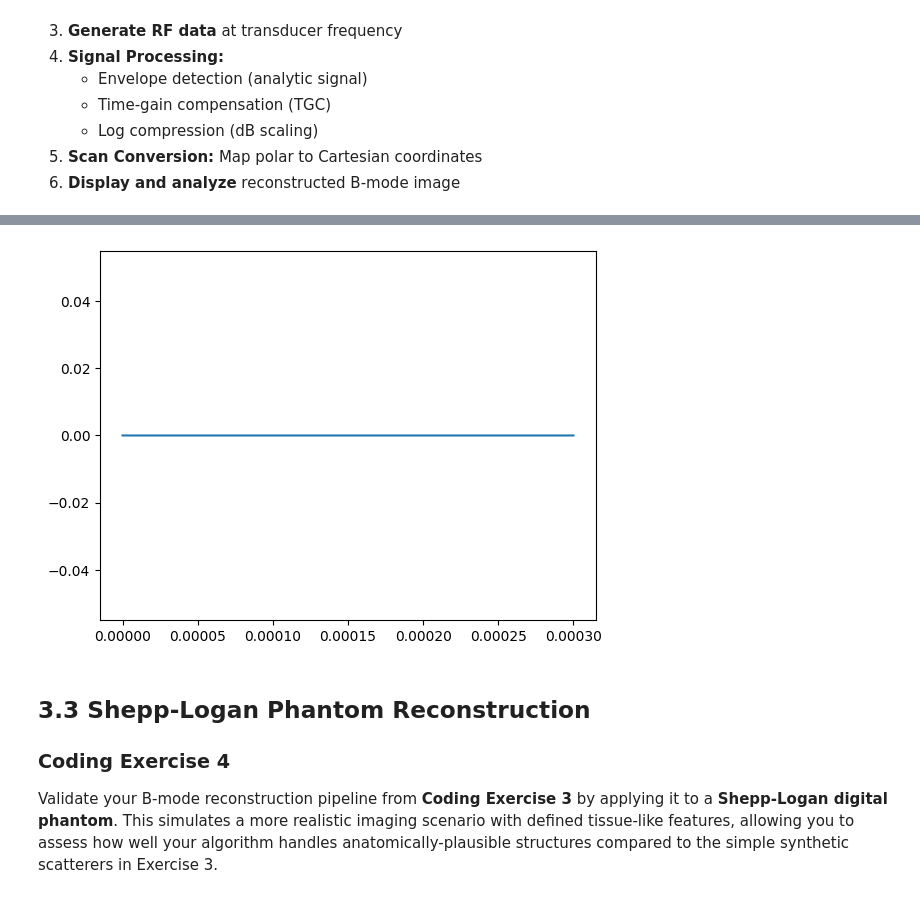
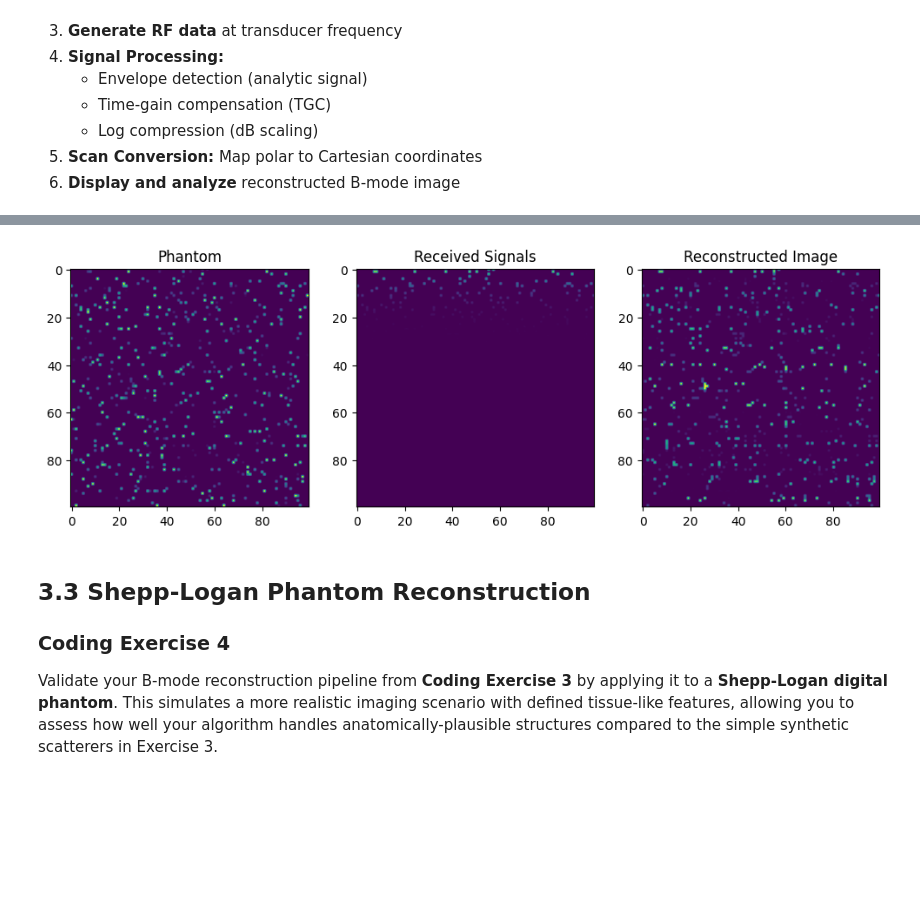
Before and after one commit to DeemDeem52/BMEN509-623_Deliverable_3, a Jupyter notebook: deliverable-03-starter.ipynb, the cells around one changed output, grey strips where cells are left out. Saved outputs shown, nothing was run; the diff lists cells and outputs as text; code cells hidden in the pictures; blank space fills up the shorter version.

```diff
--- a/deliverable-03-starter.ipynb
+++ b/deliverable-03-starter.ipynb
@@ -796,58 +804,82 @@ Reached coordinates (0, 0)
 
 # TODO: Simulate RF echo data for each scanline
 
+import scipy.signal as sp
+c = 1540.0 # m/s
+alpha = 0.5 # dB / (cm * MHz)
+
+for i in range(random.randint(10, 30)):
+    # generate some point scatterers at a random position with a random distance
+    # distances may be between 0 cm and 9.9 cm
+    # relative impedance may be between 0 and 1
+    # at least 10 and up to 30 may be generated
+    grid[random.randint(0, 99)][random.randint(0, 99)] = random.random()
+
 def better_pipeline(grid, end_time, num_samples):
     f = 7.5 # MHz
-    n = 2
+    n = 1
 
     timestep = end_time / num_samples
     t = np.linspace(0, end_time, num_samples)
 
     scanlines = []
+    received_amplitudes = np.zeros(grid.shape)
+    signal_amplitudes = np.zeros(grid.shape)
 
     # Simple model: scanlines go from top to bottom (B-mode), linearly (not in polar form)
     for y, scanline in enumerate(np.transpose(grid)):
         echo = np.zeros(t.shape)
-        reflections = []
-        prev_impedance = 0
-        for x, impedance in enumerate(scanline):
+        prev_value = 0
+        for x, value in enumerate(scanline):
         # find reflection edges
-            if impedance != prev_impedance:
-                reflections.append([x, prev_impedance, impedance])
-                echo += calculate_echo(t, f, n, x/10)
-                # simple model: 100% reflection and 100% transmission
-
+            if value != prev_value:
+                reflection_coefficient = ((value - prev_value) / (value + prev_value)) ** 2
+                echo += reflection_coefficient * calculate_echo(t, f, n, x/10)
+                # simple model: 100% transmission despite partial reflection
 
 # TODO: Apply envelope detection to extract amplitude from RF signal
-            # max(received_signal)
-            # np.nonzero(received_signal)[0][0] * timestep
+        peak_samples = sp.find_peaks(echo, distance=100)[0]
+            # find_peaks gives the sample numbers at max amplitude
+
+        for sample in peak_samples:
+            echo_amplitude = echo[sample]
+            echo_time = sample * timestep
+            echo_distance_mm = round(1000 * c * echo_time / 2)  # each pixel represents 1 mm
+
+            received_amplitudes[echo_distance_mm][y] = echo_amplitude
 
 # TODO: Apply time-gain compensation (TGC)
+            depth_cm = echo_distance_mm / 10
+            required_gain = 2 * alpha * depth_cm * f # dB
+            compensated_amplitude = echo_amplitude * 10**(required_gain/10)
 
 # TODO: Apply log compression (dB scale)
+            if compensated_amplitude > 0:
+                compressed_amplitude = -10*np.log10(compensated_amplitude)
 
 # TODO: Perform scan conversion (polar to Cartesian)
-    # ...
+            signal_amplitudes[echo_distance_mm][y] = compressed_amplitude
 
 # TODO: Display and analyze reconstructed B-mode image
-    fig, (ax1, ax2, ax3) = plt.subplots(1, 3)
+
+    fig, (ax1, ax2, ax3) = plt.subplots(1, 3, figsize=(12, 5))
 
     ax1.imshow(grid)
     ax1.set_title("Phantom")
 
-    #ax2.imshow(received_amplitudes)
+    ax2.imshow(received_amplitudes)
     ax2.set_title("Received Signals")
 
-    #ax3.imshow(signal_amplitudes)
+    ax3.imshow(signal_amplitudes)
     ax3.set_title("Reconstructed Image")
 
     plt.show()
 
     #return(signal_amplitudes)
 
-better_pipeline(grid, 0.0003, 500000)
+better_pipeline(grid, 0.0003, 50000)
 # %% [output]
-[figure, old version]
+[figure, new version]
 # %% [markdown]
 ## 3.3 Shepp-Logan Phantom Reconstruction
 
```
Also changed, not shown: parts of 5 cells of this notebook.
